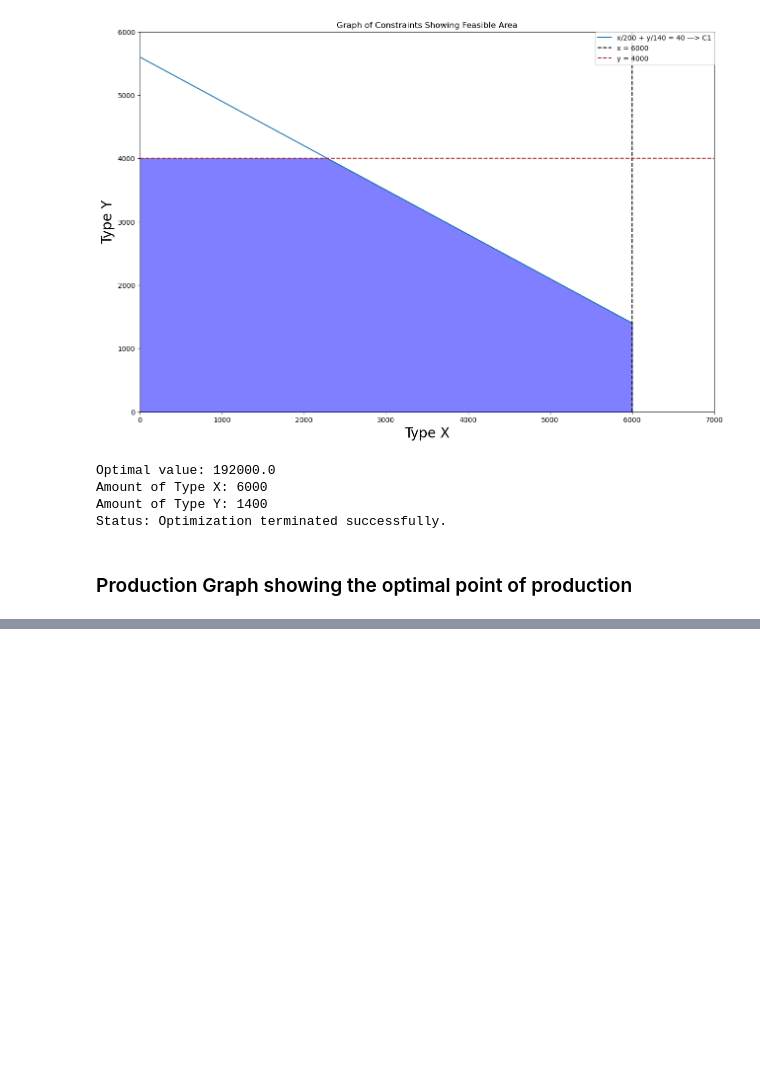
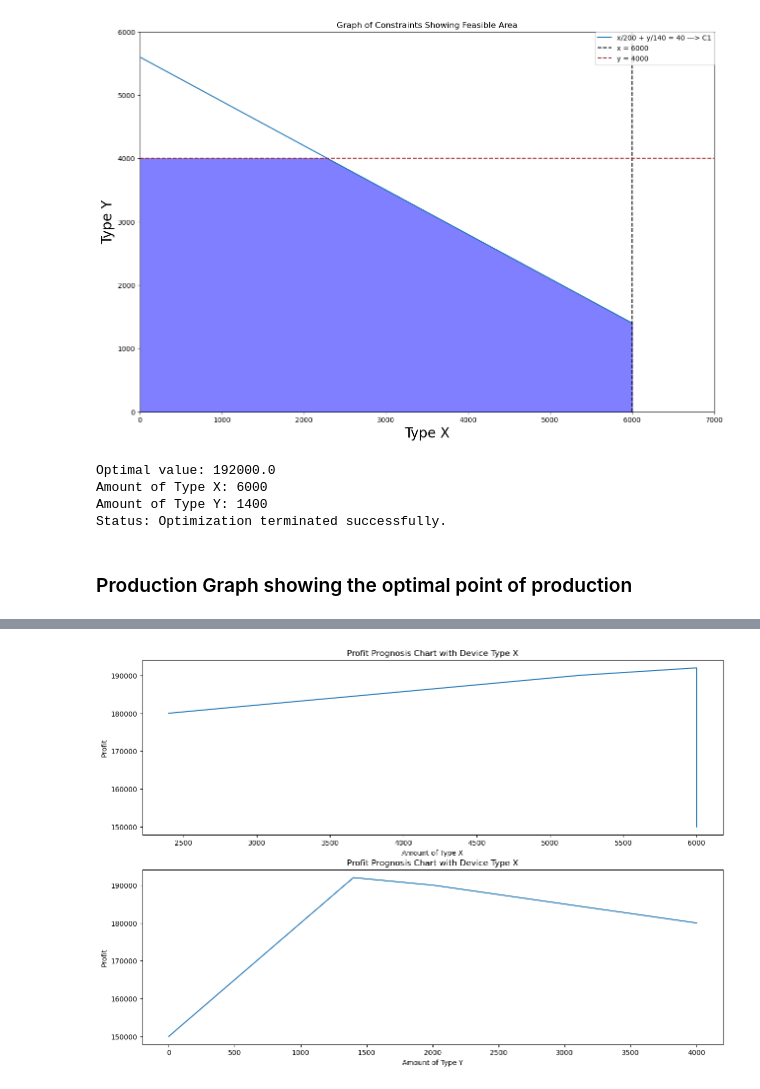
Before and after one commit to llharey/Imperial-Business-Analysis-Capstone, a Jupyter notebook: Jupyternotebook/Capstone IB-2.ipynb, the cells around one changed output, grey strips where cells are left out. Saved outputs shown, nothing was run; the diff lists cells and outputs as text; code cells hidden in the pictures; blank space fills up the shorter version.

```diff
--- a/Jupyternotebook/Capstone IB-2.ipynb
+++ b/Jupyternotebook/Capstone IB-2.ipynb
@@ -183,0 +190,5 @@ plt.show();
+# %%
+import pandas as pd
+df = pd.DataFrame(dict)
+df2 = df.sort_values(by=['Type Y', 'Type X'])
+print(df2)
@@ -183,0 +213,14 @@ plt.show();
+# %%
+fig, ax = plt.subplots(2, 1, figsize=(15, 10))
+ax[0].plot(df2['Type X'], df2['Profit'])
+ax[0].set_title('Profit Prognosis Chart with Device Type X')
+ax[0].set_xlabel("Amount of Type X")
+ax[0].set_ylabel("Profit")
+ax[1].plot(df2['Type Y'], df2['Profit'])
+ax[1].set_title('Profit Prognosis Chart with Device Type X')
+ax[1].set_xlabel("Amount of Type Y")
+ax[1].set_ylabel("Profit")
+ax
+plt.savefig("figure4.png")
+# %% [output]
+[figure, added]
```
Also changed, not shown: parts of 11 cells of this notebook.
